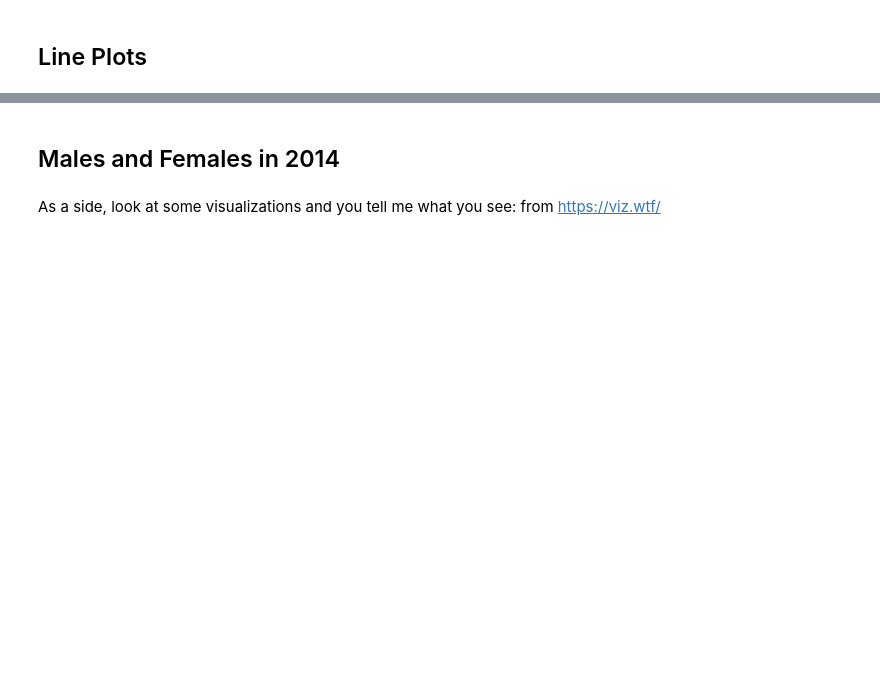
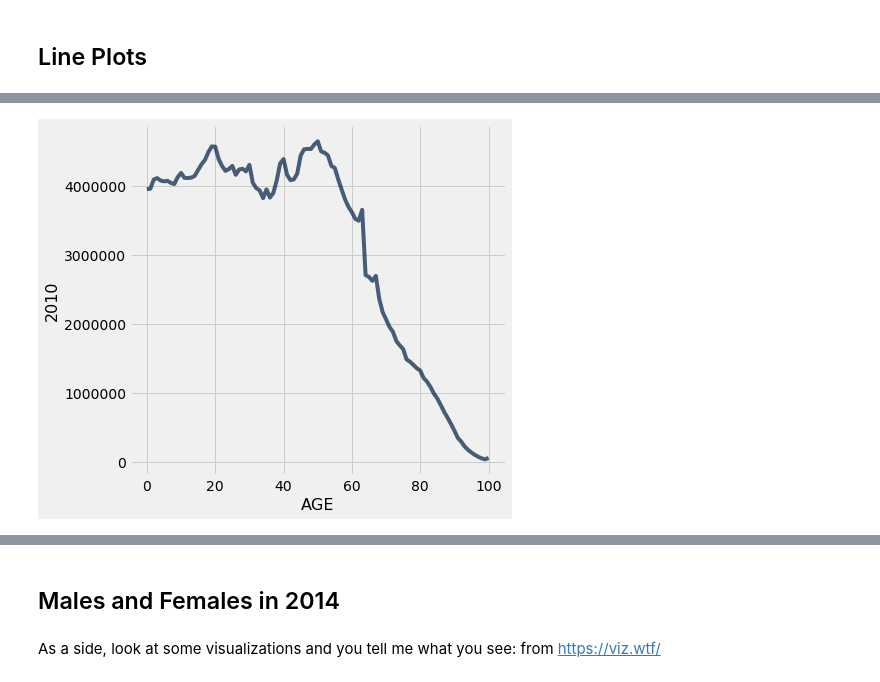
Before and after one commit to ucsb-ds/ds1-w21-content, a Jupyter notebook: lec-notebooks/lec07-blank.ipynb, the cells around one changed output, grey strips where cells are left out. Cells and saved outputs as stored; diff of their text form; code cells hidden in the pictures; blank space fills up the shorter version.

```diff
--- a/lec-notebooks/lec07-blank.ipynb
+++ b/lec-notebooks/lec07-blank.ipynb
@@ -32,5 +137,8 @@ everyone
 # ^^ That plot should be labeled! Here are 3 ways to label it:
 # %%
 # US Population  <--- Just add a comment
+everyone.plot('AGE','2010')
+# %% [output]
+[figure, added]
 # %%
 everyone.plot('AGE', '2010')
```
Also changed, not shown: parts of 35 cells of this notebook, 24 other files.
